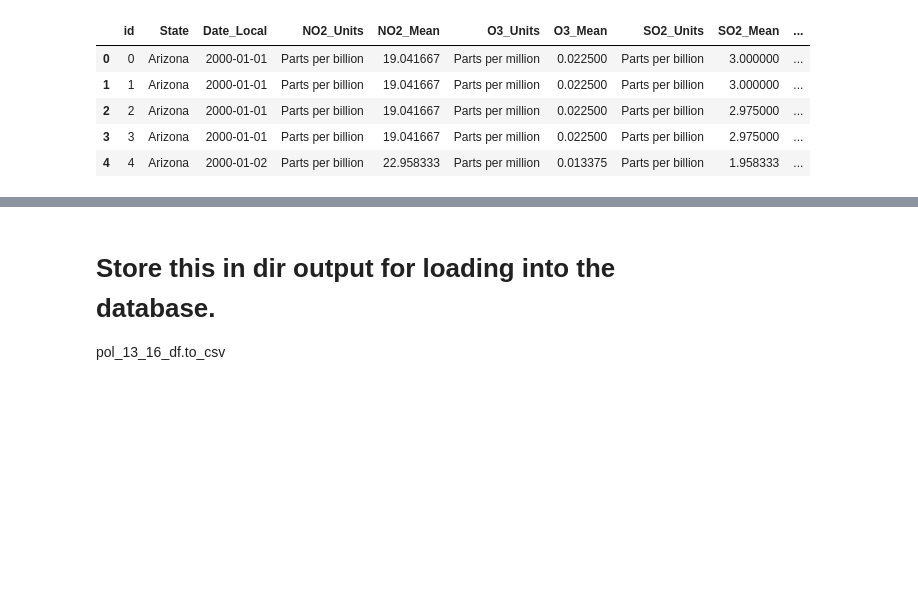
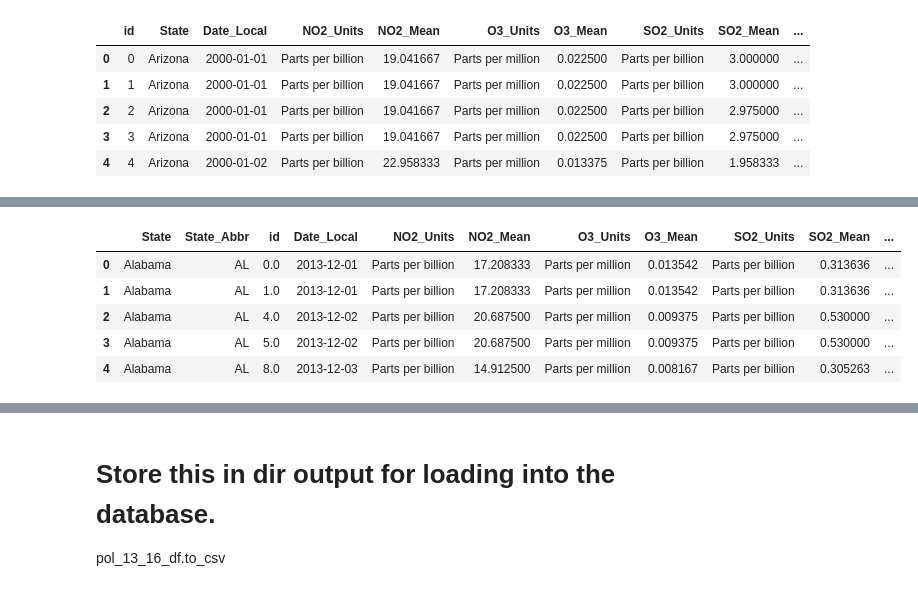
Before and after one commit to emilou1981/ETL-Project, a Jupyter notebook: extract_pollution.ipynb, the cells around one changed output, grey strips where cells are left out. Cells and saved outputs as stored; diff of their text form; code cells hidden in the pictures; blank space fills up the shorter version.

```diff
--- a/extract_pollution.ipynb
+++ b/extract_pollution.ipynb
@@ -73,3 +96,11 @@ states_abbr.rename(columns={"State Abbr": "State_Abbr"}, inplace=True)
 # %%
 pol_updated_df = pd.merge(states_abbr, pol_df, \
                                 how='left', on='State')
+pol_updated_df.head()
+# %% [output]
+|  | State | State_Abbr | id | Date_Local | NO2_Units | NO2_Mean | O3_Units | O3_Mean | SO2_Units | SO2_Mean | ... |
+| 0 | Alabama | AL | 0.0 | 2013-12-01 | Parts per billion | 17.208333 | Parts per million | 0.013542 | Parts per billion | 0.313636 | ... |
+| 1 | Alabama | AL | 1.0 | 2013-12-01 | Parts per billion | 17.208333 | Parts per million | 0.013542 | Parts per billion | 0.313636 | ... |
+| 2 | Alabama | AL | 4.0 | 2013-12-02 | Parts per billion | 20.687500 | Parts per million | 0.009375 | Parts per billion | 0.530000 | ... |
+| 3 | Alabama | AL | 5.0 | 2013-12-02 | Parts per billion | 20.687500 | Parts per million | 0.009375 | Parts per billion | 0.530000 | ... |
+| 4 | Alabama | AL | 8.0 | 2013-12-03 | Parts per billion | 14.912500 | Parts per million | 0.008167 | Parts per billion | 0.305263 | ... |
```
Also changed, not shown: parts of 6 cells of this notebook, 1 other file.
